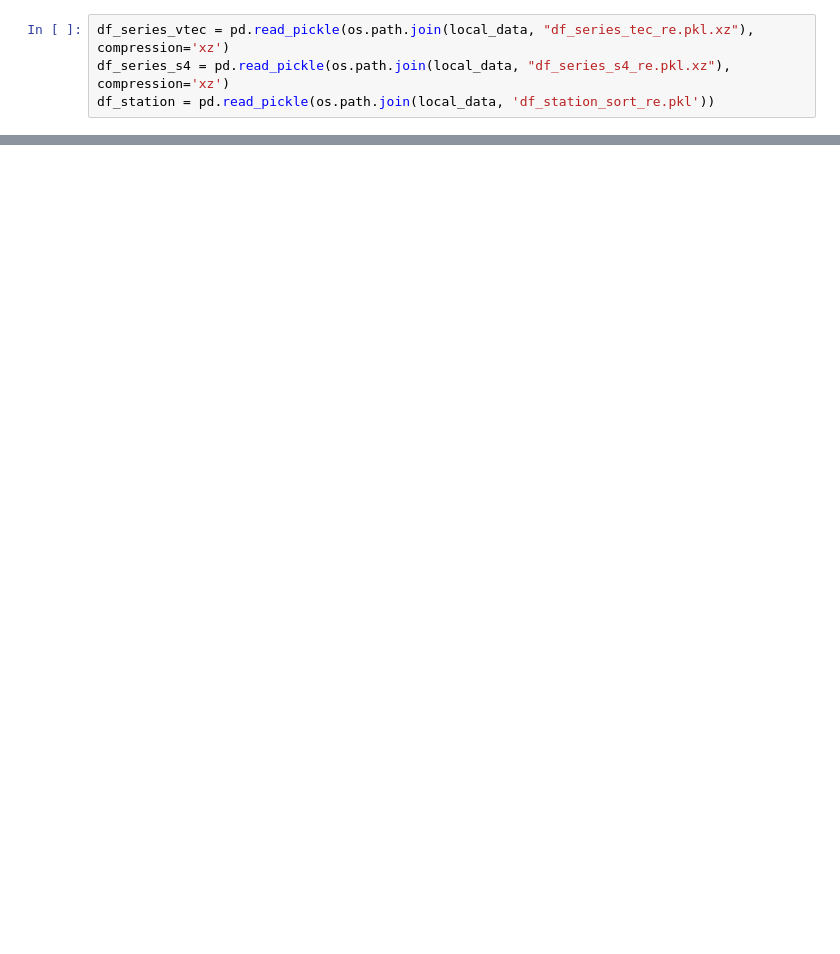
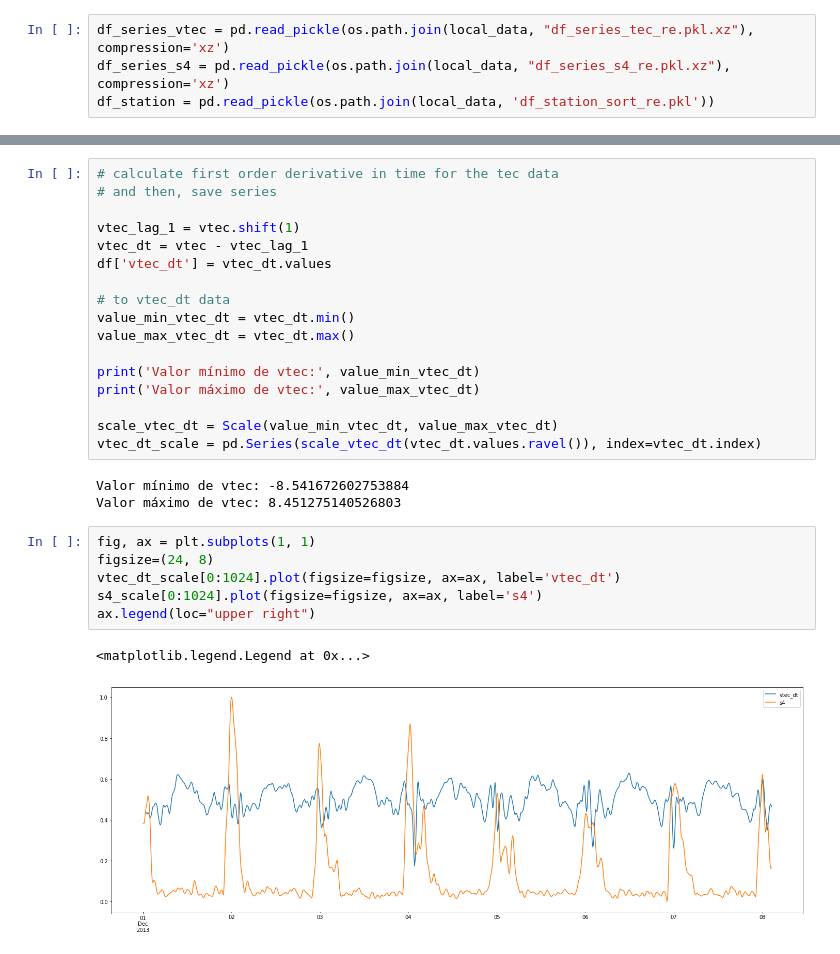
Before and after one commit to retiarus/correlation_vtec_s4, a Jupyter notebook: 06_analise_sj2.ipynb, the cells around one changed output, grey strips where cells are left out. Cells and saved outputs as stored; diff of their text form; blank space fills up the shorter version.

```diff
--- a/06_analise_sj2.ipynb
+++ b/06_analise_sj2.ipynb
@@ -25,0 +87,29 @@ s4_sj2 = df_series_s4['sj2']
+# %%
+# calculate first order derivative in time for the tec data
+# and then, save series
+
+vtec_lag_1 = vtec.shift(1)
+vtec_dt = vtec - vtec_lag_1
+df['vtec_dt'] = vtec_dt.values
+
+# to vtec_dt data
+value_min_vtec_dt = vtec_dt.min()
+value_max_vtec_dt = vtec_dt.max()
+
+print('Valor mínimo de vtec:', value_min_vtec_dt)
+print('Valor máximo de vtec:', value_max_vtec_dt)
+
+scale_vtec_dt = Scale(value_min_vtec_dt, value_max_vtec_dt)
+vtec_dt_scale = pd.Series(scale_vtec_dt(vtec_dt.values.ravel()), index=vtec_dt.index)
+# %% [output]
+Valor mínimo de vtec: -8.541672602753884
+Valor máximo de vtec: 8.451275140526803
+# %%
+fig, ax = plt.subplots(1, 1)
+figsize=(24, 8)
+vtec_dt_scale[0:1024].plot(figsize=figsize, ax=ax, label='vtec_dt')
+s4_scale[0:1024].plot(figsize=figsize, ax=ax, label='s4')
+ax.legend(loc="upper right")
+# %% [output]
+<matplotlib.legend.Legend at 0x...>
+[figure, added]
```
Also changed, not shown: parts of 30 cells of this notebook.
